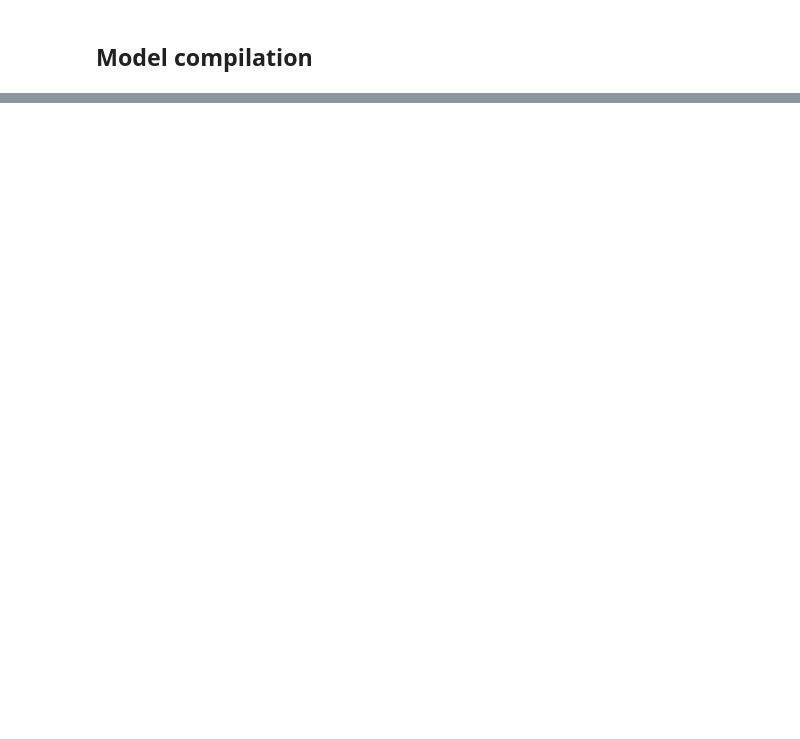
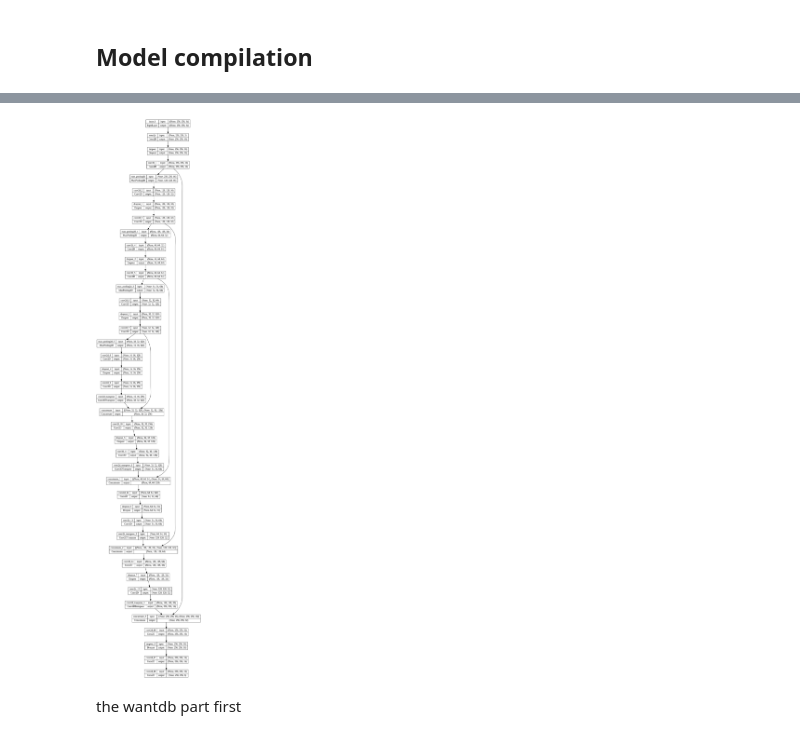
Before and after one commit to HibaIbrahimi/Satellite_imagery_segmentation, a Jupyter notebook: Satellite_imagery_segmentation.ipynb, the cells around one changed output, grey strips where cells are left out. Drawn from its saved outputs; the diff is of its cells as text; code cells hidden in the pictures; blank space fills up the shorter version.

```diff
--- a/Satellite_imagery_segmentation.ipynb
+++ b/Satellite_imagery_segmentation.ipynb
@@ -477,8 +461,8 @@ from keras import backend as K
 def jaccard_coef(y_true, y_pred):
   y_true_flatten = K.flatten(y_true)
   y_pred_flatten = K.flatten(y_pred)
-  intersection = K.sum(y_true_flatten + y_pred_flatten)
-  final_coef_value = intersection + 1.0 / (K.sum(y_true_flatten) + K.sum(y_pred_flatten) - intersection + 1.0 )
+  intersection = K.sum(y_true_flatten * y_pred_flatten)
+  final_coef_value = (intersection + 1.0) / (K.sum(y_true_flatten) + K.sum(y_pred_flatten) - intersection + 1.0)
   return final_coef_value
 # %%
 def multi_unet_model(n_classes=5, image_height=256, image_width=256, image_channels=1):
@@ -641,0 +632,4 @@ Model: "functional_1"
+# %%
+plot_model(model, to_file="satellite_model_plot.png", show_shapes=True, show_layer_names=True)
+# %% [output]
+[figure, added]
@@ -641,0 +723,2 @@ Model: "functional_1"
+# %% [markdown]
+the wantdb part first
```
Also changed, not shown: parts of 47 cells of this notebook.
